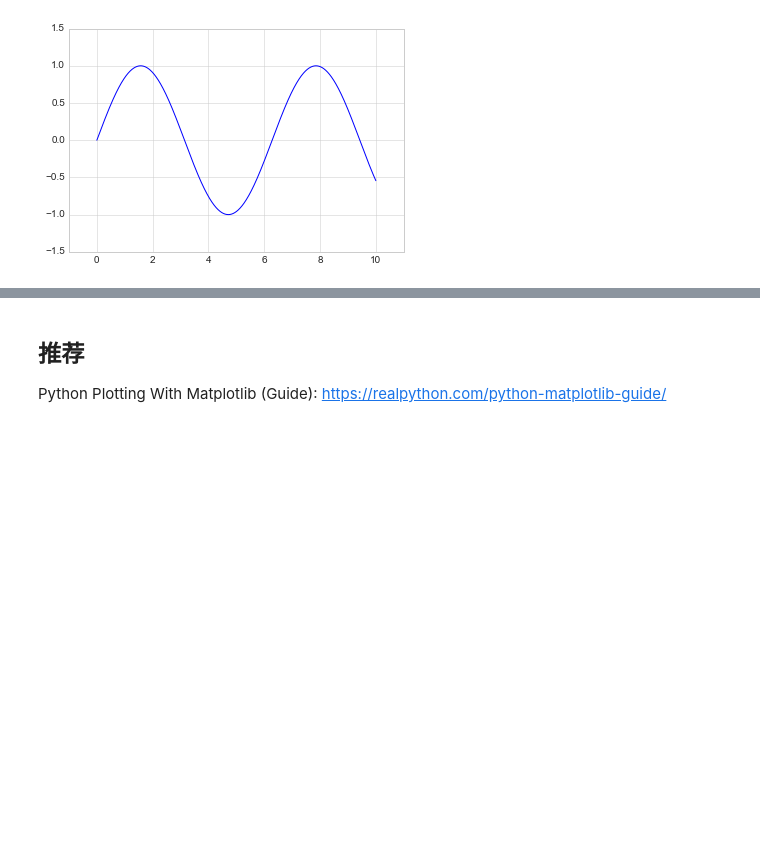
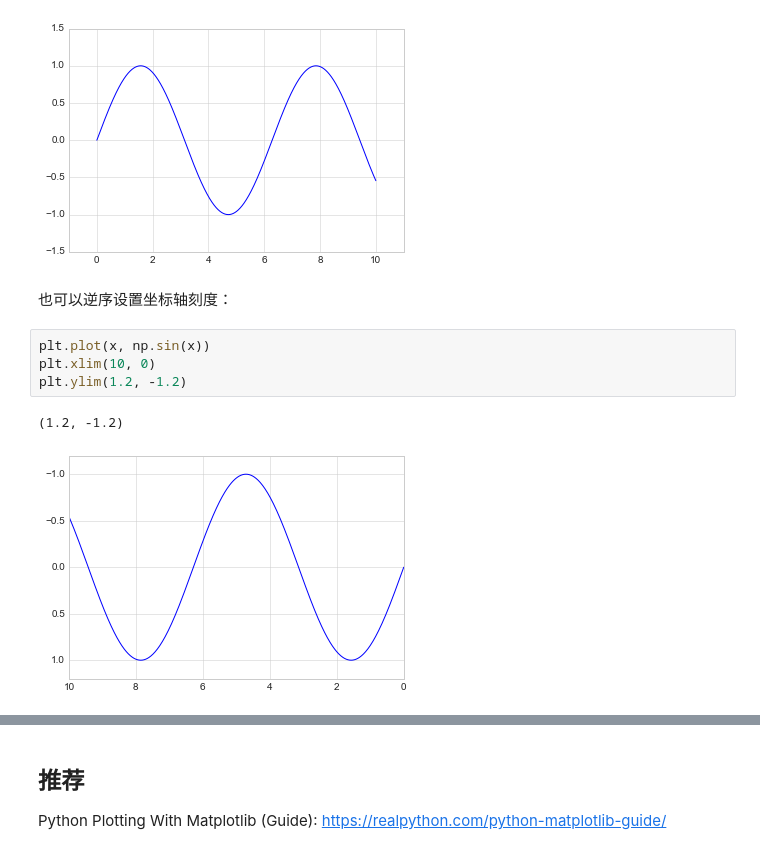
Before and after one commit to AndyFree96/Awesome-Notes, a Jupyter notebook: Books/Python数据科学手册/4.Matplotlib可视化.ipynb, the cells around one changed output, grey strips where cells are left out. Saved outputs shown, nothing was run; the diff lists cells and outputs as text; blank space fills up the shorter version.

```diff
--- a/Books/Python数据科学手册/4.Matplotlib可视化.ipynb
+++ b/Books/Python数据科学手册/4.Matplotlib可视化.ipynb
@@ -194,3 +195,12 @@ plt.ylim(-1.5, 1.5)
 # %% [output]
 (-1.5, 1.5)
 [figure]
+# %% [markdown]
+也可以逆序设置坐标轴刻度：
+# %%
+plt.plot(x, np.sin(x))
+plt.xlim(10, 0)
+plt.ylim(1.2, -1.2)
+# %% [output]
+(1.2, -1.2)
+[figure, added]
```
Also changed, not shown: parts of 8 cells of this notebook.
